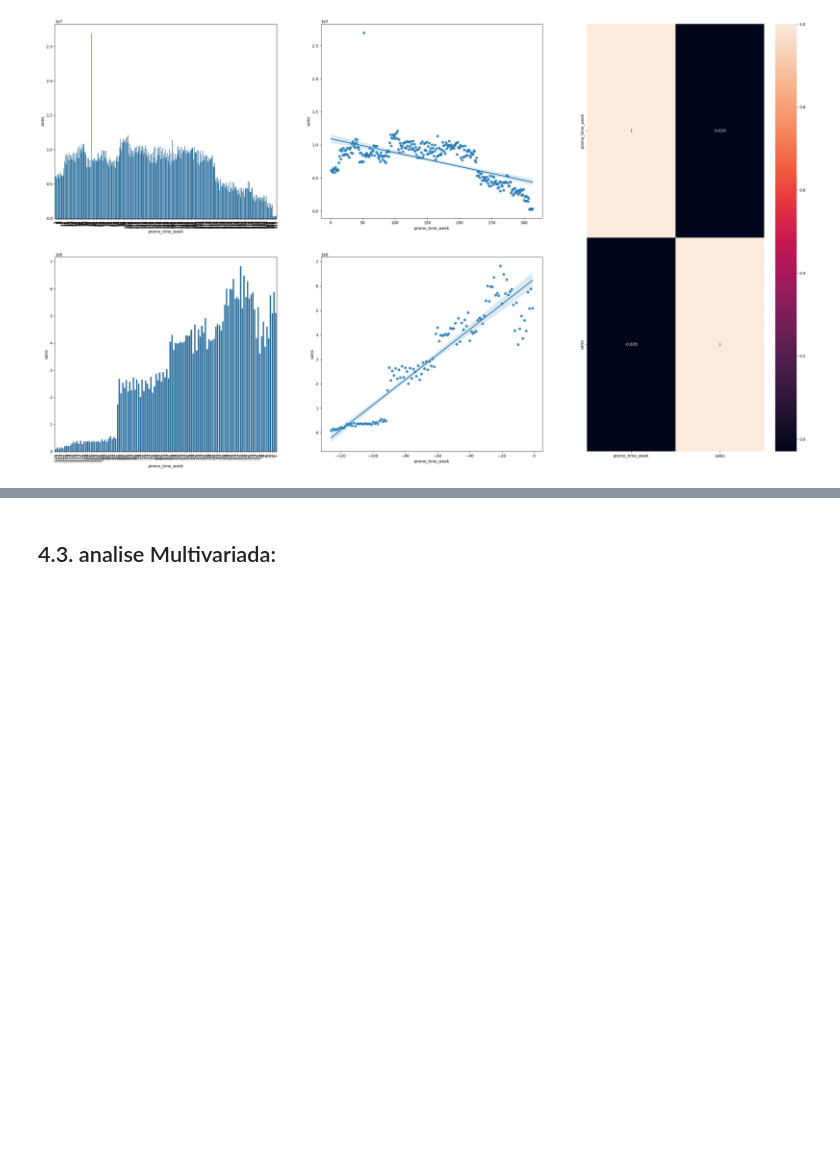
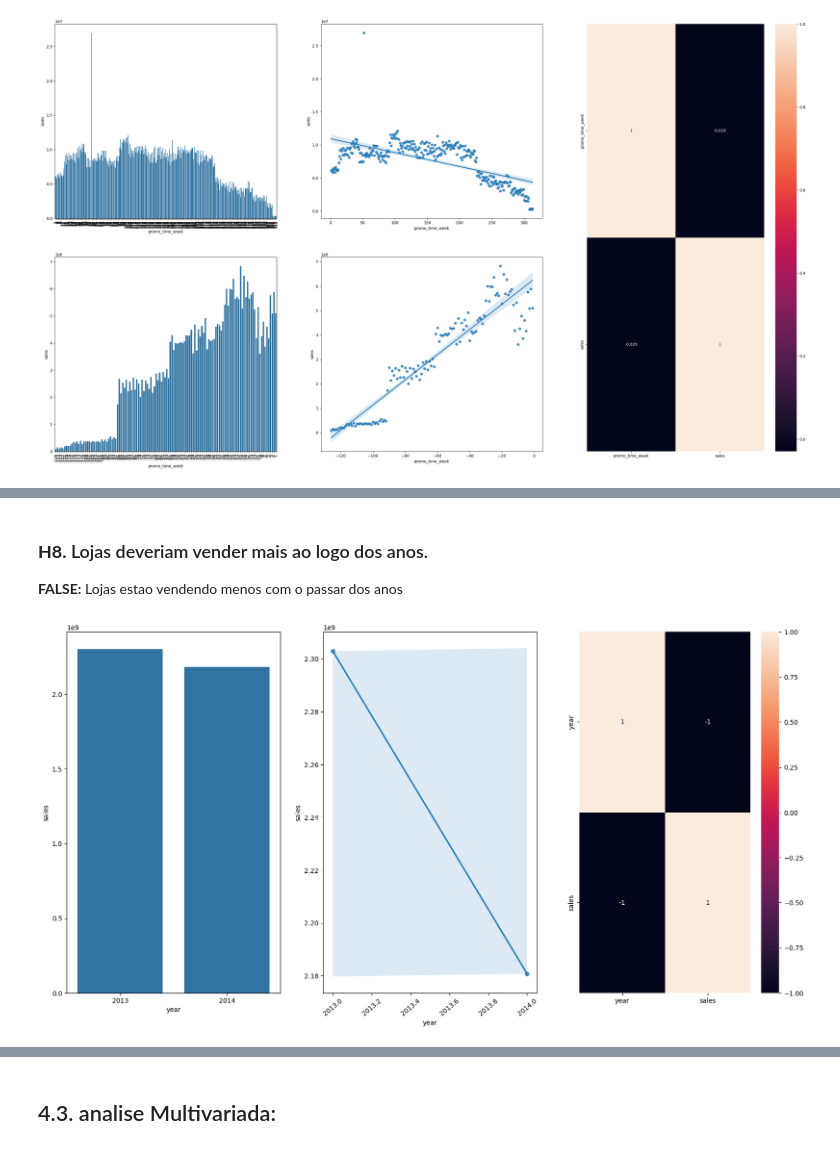
Before and after one commit to gustavohssBR/Ds_em_producao, a Jupyter notebook: notebooks/ds_ciclo_04.ipynb, the cells around one changed output, grey strips where cells are left out. Saved outputs shown, nothing was run; the diff lists cells and outputs as text; code cells hidden in the pictures; blank space fills up the shorter version.

```diff
--- a/notebooks/ds_ciclo_04.ipynb
+++ b/notebooks/ds_ciclo_04.ipynb
@@ -896,0 +932,19 @@ sns.heatmap( aux1.corr( method='pearson' ), annot=True )
+# %% [markdown]
+### **H8.** Lojas deveriam vender mais ao logo dos anos.
+**FALSE:** Lojas estao vendendo menos com o passar dos anos
+# %%
+aux1 = df4[['year', 'sales']].groupby( 'year' ).sum().reset_index()
+aux1 = aux1[aux1['year'] != 2015] # retirando 2015 esses dados vão so até agosto de 2015 entao ele vai dar menor venda de qualquer jeito pq o ano ainda nao acobou
+
+plt.figure( figsize=[20,10] )
+plt.subplot(1, 3, 1)
+sns.barplot( x='year', y='sales', data=aux1 )
+
+plt.subplot(1, 3, 2)
+sns.regplot( x='year', y='sales', data=aux1 )
+plt.xticks( rotation=40 );
+
+plt.subplot(1, 3, 3)
+sns.heatmap( aux1.corr(method='pearson'), annot=True );
+# %% [output]
+[figure, added]
```
Also changed, not shown: parts of 15 cells of this notebook.
